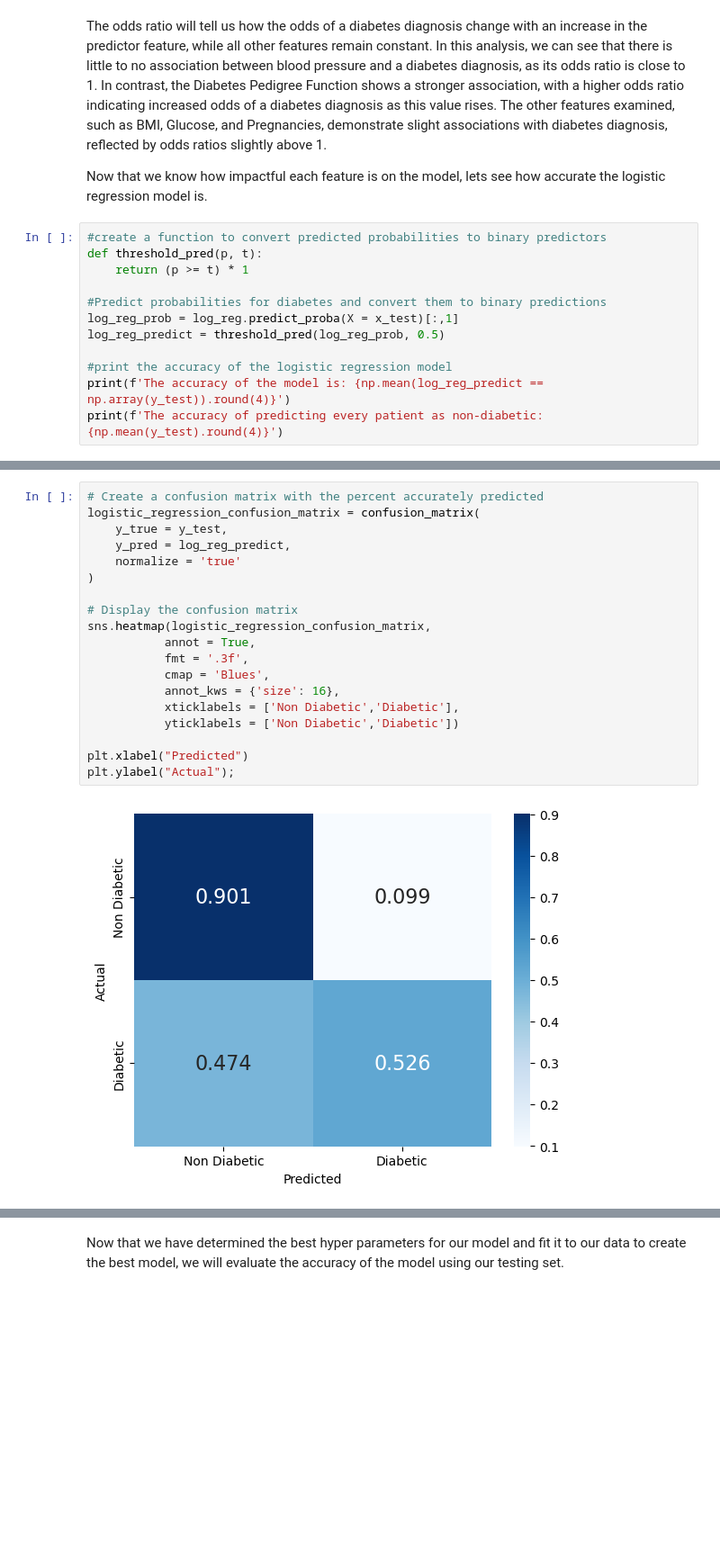
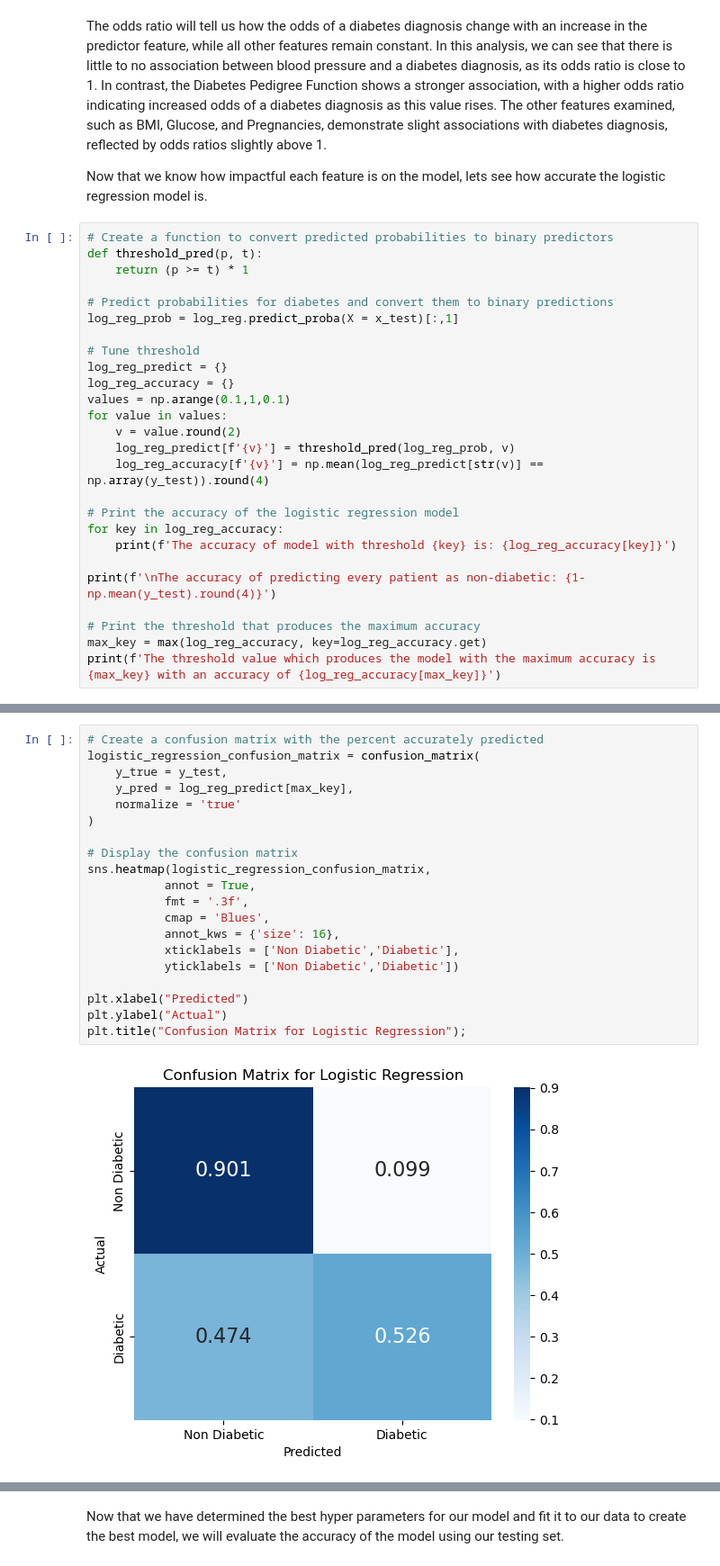
Before and after one commit to estasko/data_science_pinnacle, a Jupyter notebook: main.ipynb, the cells around one changed output, grey strips where cells are left out. Shown at 90% size. Drawn from its saved outputs; the diff is of its cells as text; blank space fills up the shorter version.

```diff
--- a/main.ipynb
+++ b/main.ipynb
@@ -442,15 +330,29 @@ The odds ratio will tell us how the odds of a diabetes diagnosis change with an
 
 Now that we know how impactful each feature is on the model, lets see how accurate the logistic regression model is.
 # %%
-#create a function to convert predicted probabilities to binary predictors
+# Create a function to convert predicted probabilities to binary predictors
 def threshold_pred(p, t):
     return (p >= t) * 1
 
-#Predict probabilities for diabetes and convert them to binary predictions
+# Predict probabilities for diabetes and convert them to binary predictions
 log_reg_prob = log_reg.predict_proba(X = x_test)[:,1]
-log_reg_predict = threshold_pred(log_reg_prob, 0.5)
 
-#print the accuracy of the logistic regression model
-print(f'The accuracy of the model is: {np.mean(log_reg_predict == np.array(y_test)).round(4)}')
-print(f'The accuracy of predicting every patient as non-diabetic: {np.mean(y_test).round(4)}')
+# Tune threshold
+log_reg_predict = {}
+log_reg_accuracy = {}
+values = np.arange(0.1,1,0.1)
+for value in values:
+    v = value.round(2)
+    log_reg_predict[f'{v}'] = threshold_pred(log_reg_prob, v)
+    log_reg_accuracy[f'{v}'] = np.mean(log_reg_predict[str(v)] == np.array(y_test)).round(4)
+
+# Print the accuracy of the logistic regression model
+for key in log_reg_accuracy:
+    print(f'The accuracy of model with threshold {key} is: {log_reg_accuracy[key]}')
+
+print(f'\nThe accuracy of predicting every patient as non-diabetic: {1-np.mean(y_test).round(4)}')
+
+# Print the threshold that produces the maximum accuracy
+max_key = max(log_reg_accuracy, key=log_reg_accuracy.get)
+print(f'The threshold value which produces the model with the maximum accuracy is {max_key} with an accuracy of {log_reg_accuracy[max_key]}')
 # %% [output]
@@ -463,24 +375,25 @@ To better understand the accuracy of our model we can create a confusion matrix
 # %%
 # Create a confusion matrix with the percent accurately predicted
 logistic_regression_confusion_matrix = confusion_matrix(
     y_true = y_test,
-    y_pred = log_reg_predict,
+    y_pred = log_reg_predict[max_key],
     normalize = 'true'
 )
 
 # Display the confusion matrix
 sns.heatmap(logistic_regression_confusion_matrix,
            annot = True,
            fmt = '.3f',
            cmap = 'Blues',
            annot_kws = {'size': 16},
            xticklabels = ['Non Diabetic','Diabetic'],
            yticklabels = ['Non Diabetic','Diabetic'])
 
 plt.xlabel("Predicted")
-plt.ylabel("Actual");
+plt.ylabel("Actual")
+plt.title("Confusion Matrix for Logistic Regression");
 # %% [output]
-[figure, old version]
+[figure, new version]
 # %% [markdown]
 From the confusion matrix we can see that the model correctly predicted non diabetic patients 90.1% of the time. However, it only correctly predicted patients with diabetes 52.6% of the time. This means our model is missing about half of our diabetic patients, which poses significant issues when considering the impacts of missing a diagnosis of diabetes in a patient and prolonging the time until treatment.
 
```
Also changed, not shown: parts of 57 cells of this notebook.
